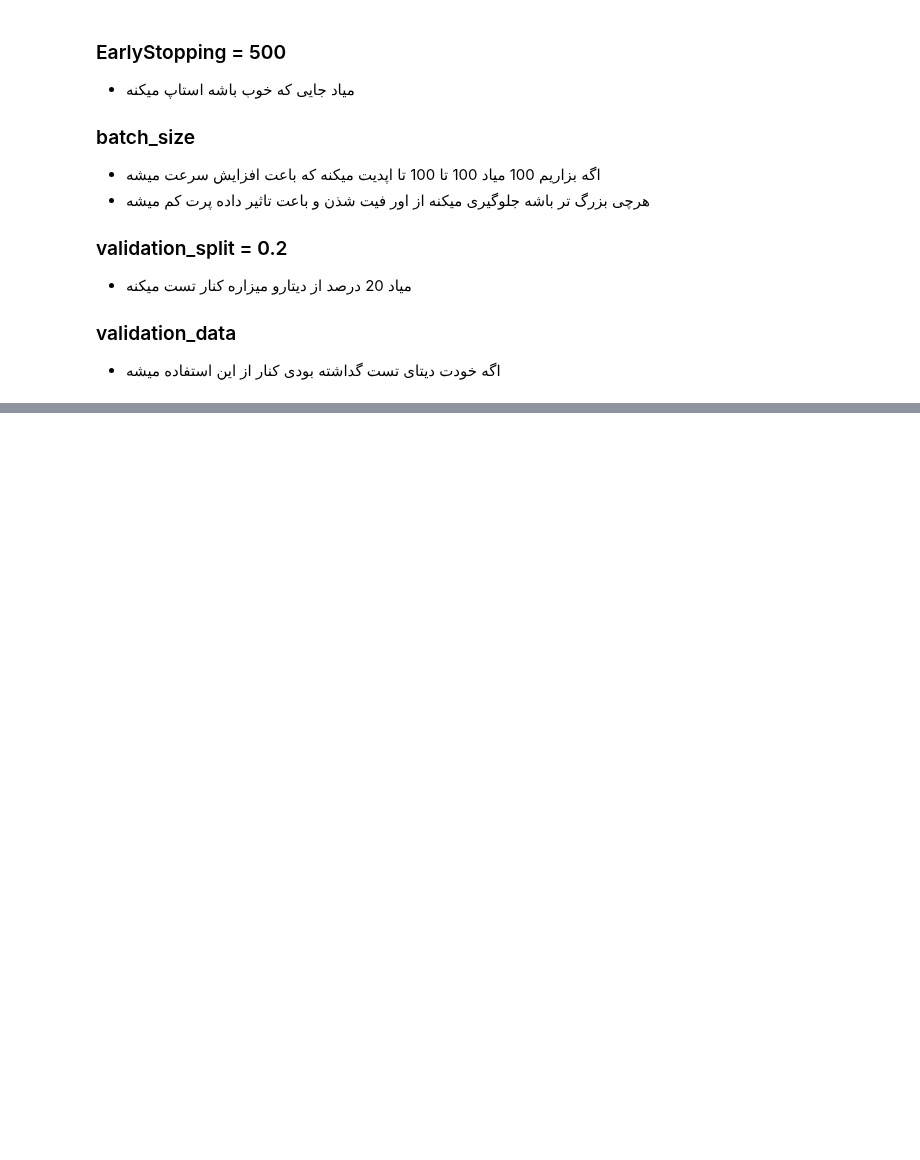
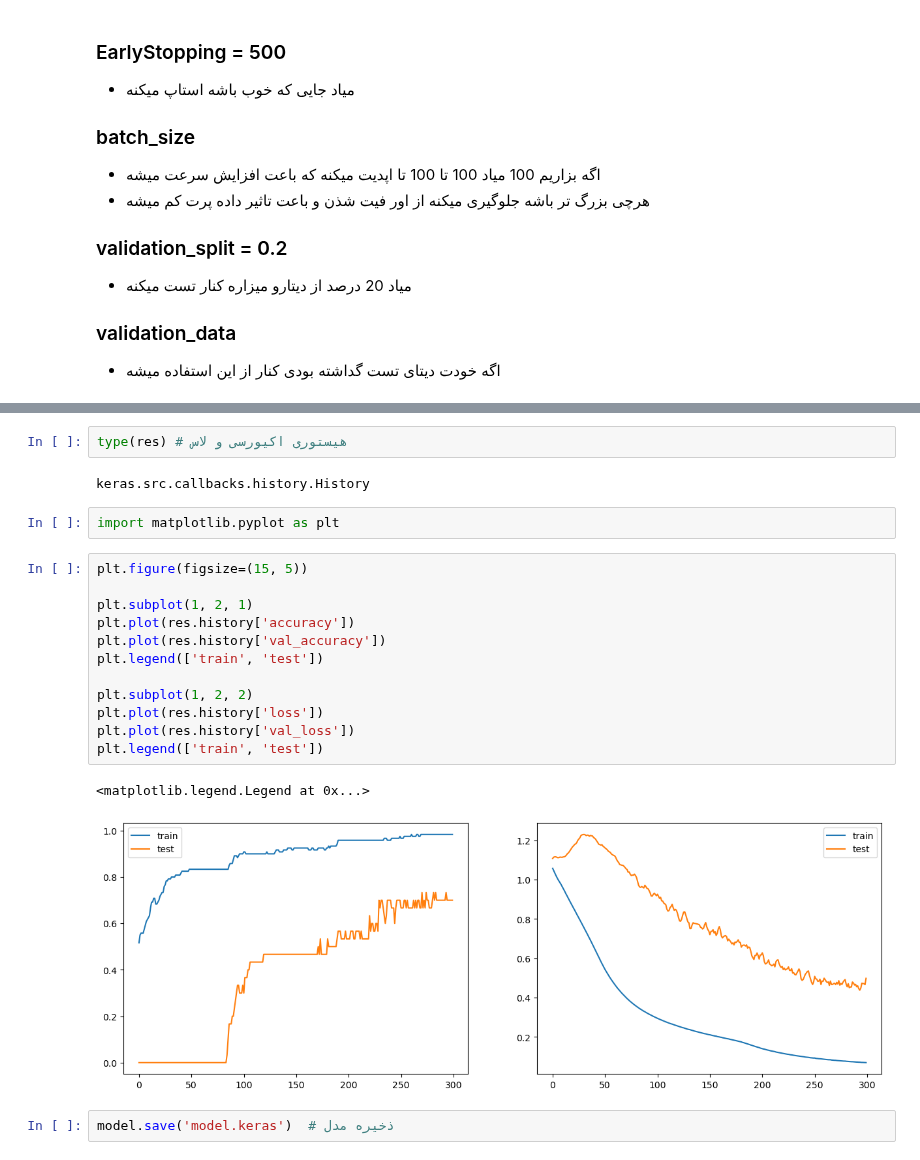
Before and after one commit to TahaT80/AI, a Jupyter notebook: part4_Machine Learning/Noron/1_1_Preceptron.ipynb, the cells around one changed output, grey strips where cells are left out. Drawn from its saved outputs; the diff is of its cells as text; blank space fills up the shorter version.

```diff
--- a/part4_Machine Learning/Noron/1_1_Preceptron.ipynb
+++ b/part4_Machine Learning/Noron/1_1_Preceptron.ipynb
@@ -318,0 +319,23 @@ array([[0.22821137, 0.3613655 , 0.41042316]], dtype=float32)
+# %%
+type(res) # هیستوری اکیورسی و لاس
+# %% [output]
+keras.src.callbacks.history.History
+# %%
+import matplotlib.pyplot as plt
+# %%
+plt.figure(figsize=(15, 5))
+
+plt.subplot(1, 2, 1)
+plt.plot(res.history['accuracy'])
+plt.plot(res.history['val_accuracy'])
+plt.legend(['train', 'test'])
+
+plt.subplot(1, 2, 2)
+plt.plot(res.history['loss'])
+plt.plot(res.history['val_loss'])
+plt.legend(['train', 'test'])
+# %% [output]
+<matplotlib.legend.Legend at 0x...>
+[figure, added]
+# %%
+model.save('model.keras')  # ذخیره مدل
```
Also changed, not shown: parts of 4 cells of this notebook, 3 other files.
